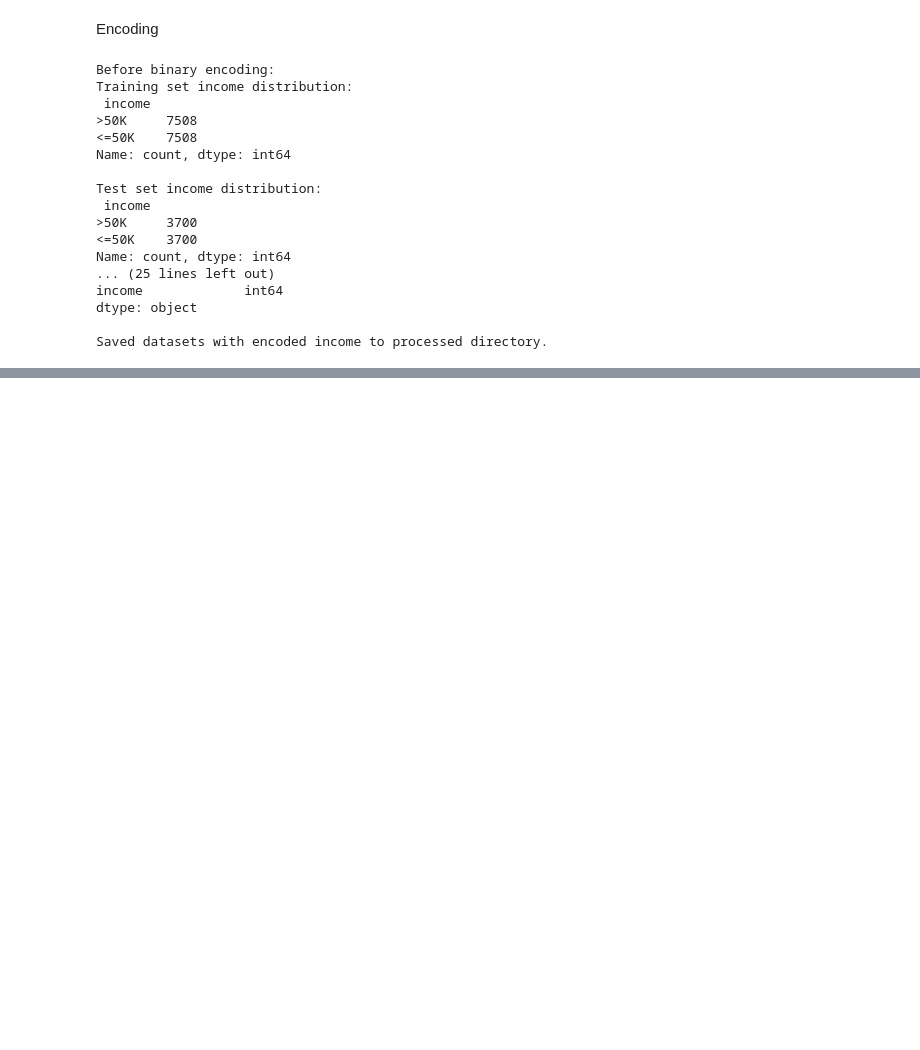
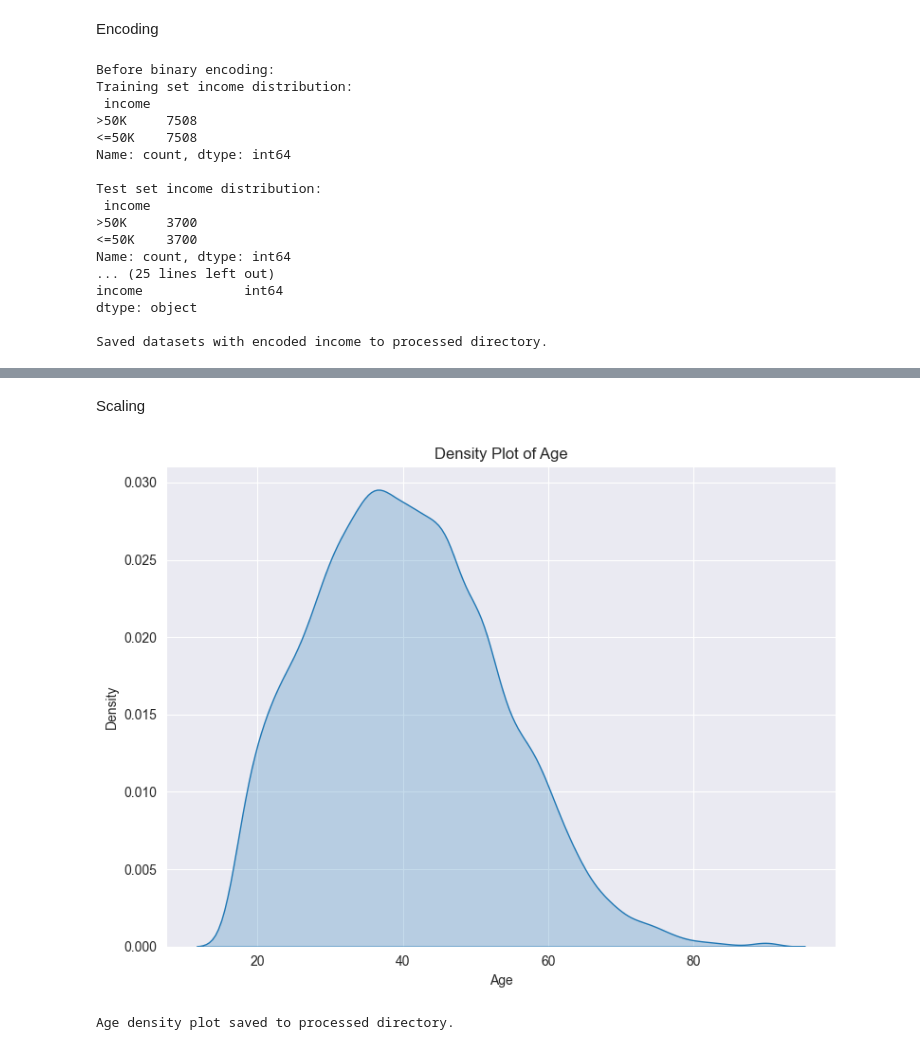
Before and after one commit to NandunSamarasekara/Machine-Learning-model-to-predit-Income, a Jupyter notebook: sample.ipynb, the cells around one changed output, grey strips where cells are left out. Cells and saved outputs as stored; diff of their text form; code cells hidden in the pictures; blank space fills up the shorter version.

```diff
--- a/sample.ipynb
+++ b/sample.ipynb
@@ -627,0 +614,24 @@ Saved scaled datasets to processed directory.
+# %% [markdown]
+Scaling
+# %%
+import seaborn as sns
+import matplotlib.pyplot as plt
+
+# Load the training dataset
+df_train = pd.read_csv(os.path.join(processed_dir, '(preprocessed_09)adult_train_80_20.csv'))
+
+# Create density plot for age
+plt.figure(figsize=(8, 6))
+sns.kdeplot(data=df_train, x='age', fill=True)
+plt.title('Density Plot of Age')
+plt.xlabel('Age')
+plt.ylabel('Density')
+plt.tight_layout()
+
+# Save the plot
+plt.savefig(os.path.join(processed_dir, 'age_density.png'))
+plt.show()
+print("Age density plot saved to processed directory.")
+# %% [output]
+[figure, added]
+Age density plot saved to processed directory.
```
Also changed, not shown: parts of 11 cells of this notebook, 10 other files.
